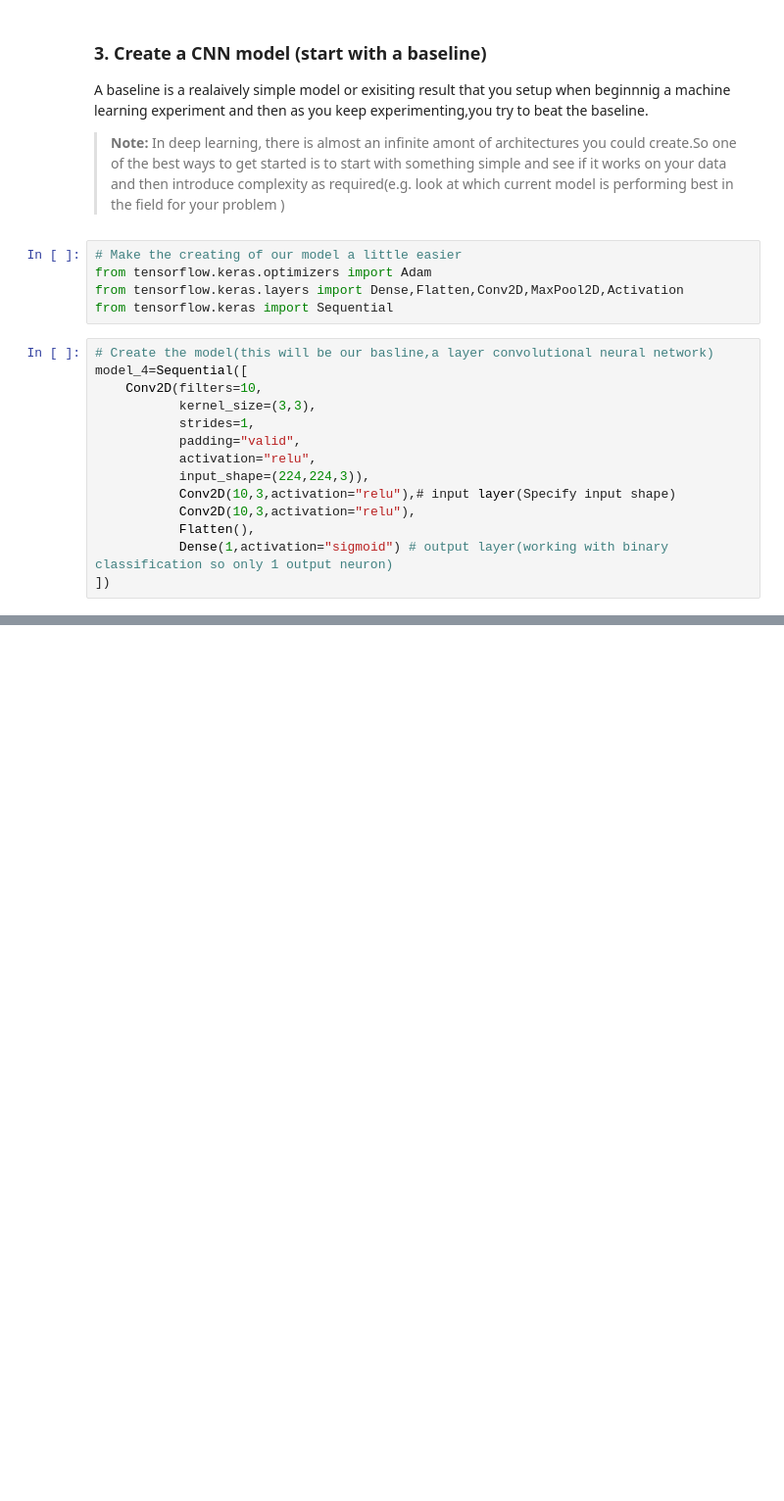
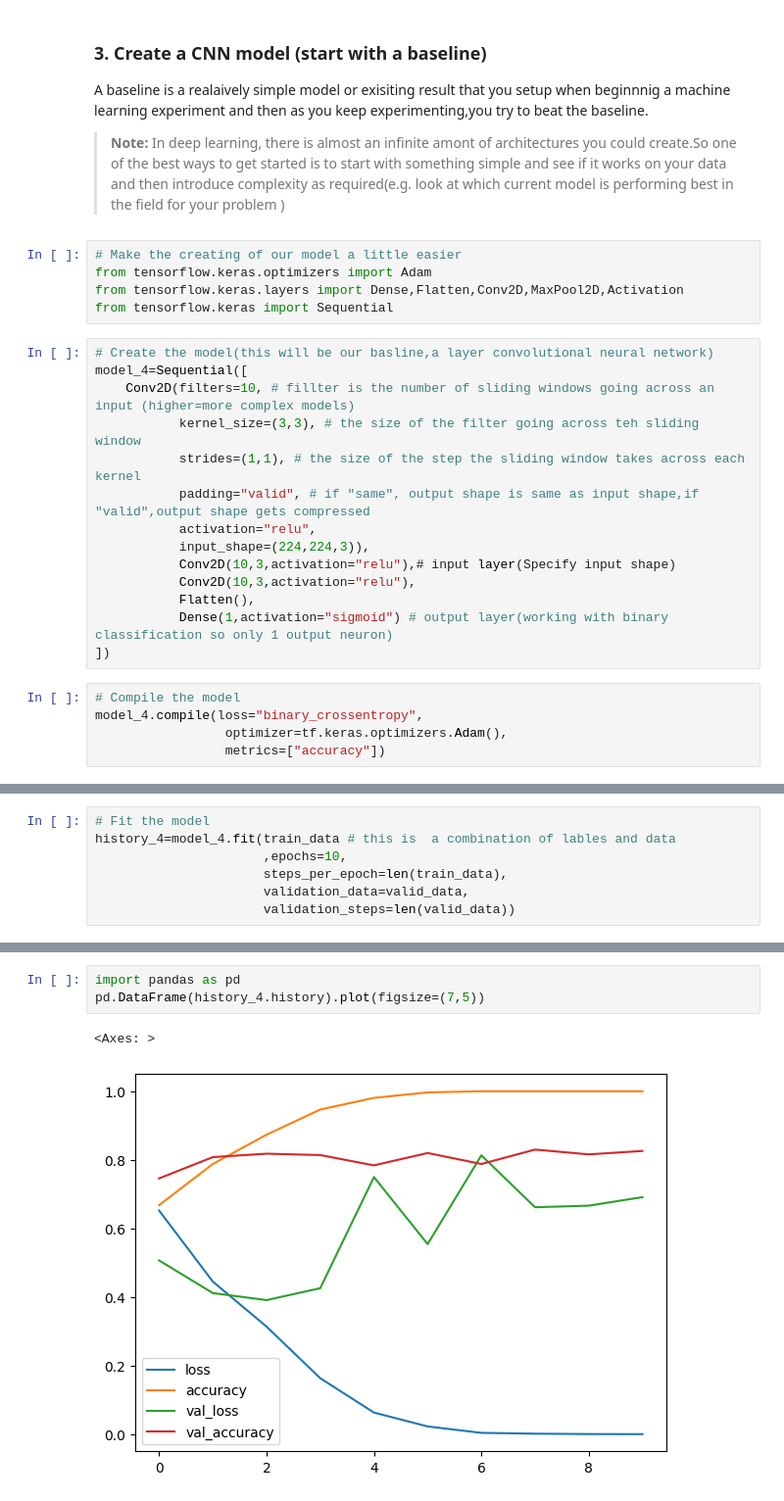
Before and after one commit to saipraneethamvudutha/TensorFlow-Daniel-Brouke, a Jupyter notebook: 03_Convolutional_neural_networks_in_tensorflow.ipynb, the cells around one changed output, grey strips where cells are left out. Shown at 98% size. Saved outputs shown, nothing was run; the diff lists cells and outputs as text; blank space fills up the shorter version.

```diff
--- a/03_Convolutional_neural_networks_in_tensorflow.ipynb
+++ b/03_Convolutional_neural_networks_in_tensorflow.ipynb
@@ -566,10 +575,10 @@ from tensorflow.keras import Sequential
 # %%
 # Create the model(this will be our basline,a layer convolutional neural network)
 model_4=Sequential([
-    Conv2D(filters=10,
-           kernel_size=(3,3),
-           strides=1,
-           padding="valid",
+    Conv2D(filters=10, # fillter is the number of sliding windows going across an input (higher=more complex models)
+           kernel_size=(3,3), # the size of the filter going across teh sliding window
+           strides=(1,1), # the size of the step the sliding window takes across each kernel
+           padding="valid", # if "same", output shape is same as input shape,if "valid",output shape gets compressed
            activation="relu",
            input_shape=(224,224,3)),
            Conv2D(10,3,activation="relu"),# input layer(Specify input shape)
@@ -577,3 +586,8 @@ model_4=Sequential([
            Flatten(),
            Dense(1,activation="sigmoid") # output layer(working with binary classification so only 1 output neuron)
 ])
+# %%
+# Compile the model
+model_4.compile(loss="binary_crossentropy",
+                 optimizer=tf.keras.optimizers.Adam(),
+                 metrics=["accuracy"])
@@ -579,0 +624,7 @@ model_4=Sequential([
+# %%
+# Fit the model
+history_4=model_4.fit(train_data # this is  a combination of lables and data
+                      ,epochs=10,
+                      steps_per_epoch=len(train_data),
+                      validation_data=valid_data,
+                      validation_steps=len(valid_data))
@@ -579,0 +656,6 @@ model_4=Sequential([
+# %%
+import pandas as pd
+pd.DataFrame(history_4.history).plot(figsize=(7,5))
+# %% [output]
+<Axes: >
+[figure, added]
```
Also changed, not shown: parts of 49 cells of this notebook, 1 other file.
